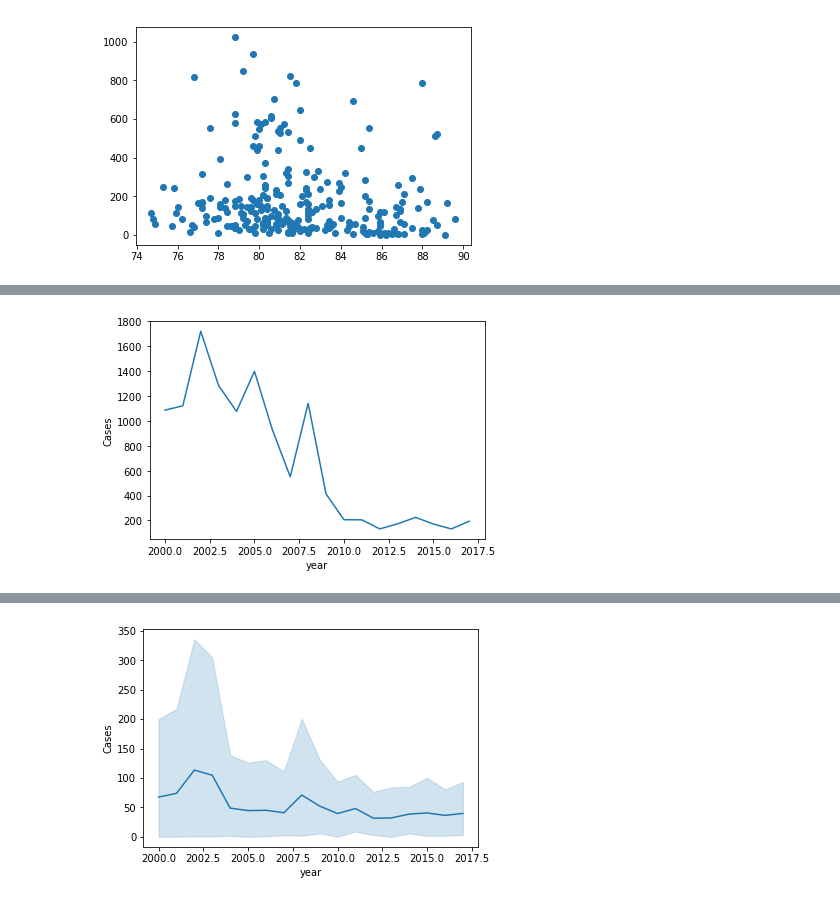
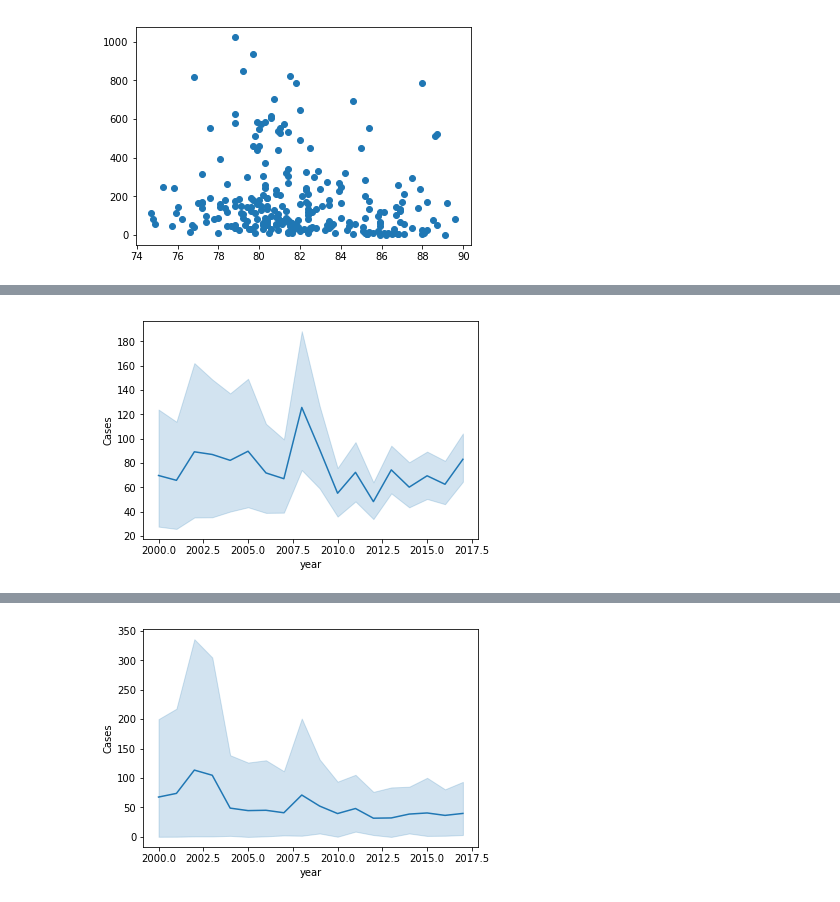
Before and after one commit to agowardhan/PredictLyme, a Jupyter notebook: EDA.ipynb, the cells around one changed output, grey strips where cells are left out. Drawn from its saved outputs; the diff is of its cells as text; code cells hidden in the pictures.

```diff
--- a/EDA.ipynb
+++ b/EDA.ipynb
@@ -76,5 +445,5 @@ plt.scatter(df_temp['JUN_TMA'],df_temp['Cases'])
 # %%
 ax = sns.lineplot(x="year", y="Cases",
-                  data=df[df['Ctyname'].str.contains('Dutch')])
+                  data=df[df['Stname'].str.contains('York')])
 # %% [output]
-[figure, old version]
+[figure, new version]
```
Also changed, not shown: parts of 51 cells of this notebook, 21 other files.
